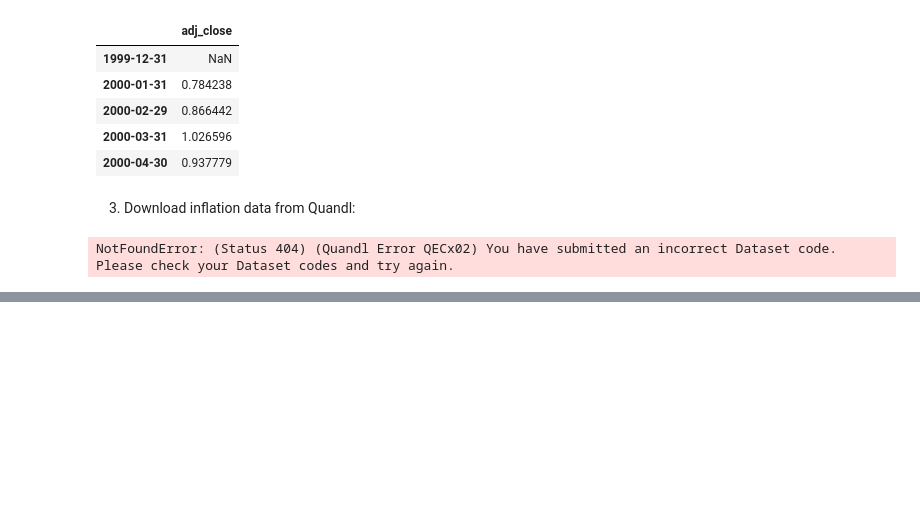
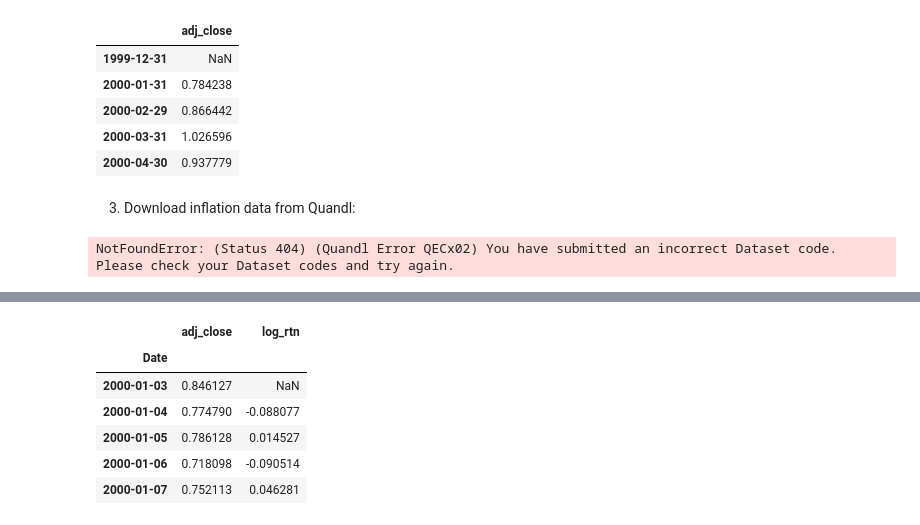
Before and after one commit to enorteyking/Python-For-Finance, a Jupyter notebook: Untitled.ipynb, the cells around one changed output, grey strips where cells are left out. Saved outputs shown, nothing was run; the diff lists cells and outputs as text; code cells hidden in the pictures; blank space fills up the shorter version.

```diff
--- a/Untitled.ipynb
+++ b/Untitled.ipynb
@@ -192,0 +197,11 @@ df_merged.head()
+# %%
+#downloading the AAPL data from yfinance
+df = yf.download('AAPL',
+                start='2000-01-01',
+                end='2010-12-31',
+                auto_adjust=False,
+                progress=False)
+# %%
+# Keeping only adjusted close prices
+df = df.loc[:, ['Adj Close']]
+df.rename(columns={'Adj Close':'adj_close'}, inplace=True)
@@ -192,0 +218,13 @@ df_merged.head()
+# %%
+#Calculating simple returns using log
+df['log_rtn'] = np.log(df.adj_close/df.adj_close.shift(1))
+# %%
+df.head()
+# %% [output]
+|  | adj_close | log_rtn |
+| Date |  |  |
+| 2000-01-03 | 0.846127 | NaN |
+| 2000-01-04 | 0.774790 | -0.088077 |
+| 2000-01-05 | 0.786128 | 0.014527 |
+| 2000-01-06 | 0.718098 | -0.090514 |
+| 2000-01-07 | 0.752113 | 0.046281 |
```
Also changed, not shown: parts of 25 cells of this notebook.
